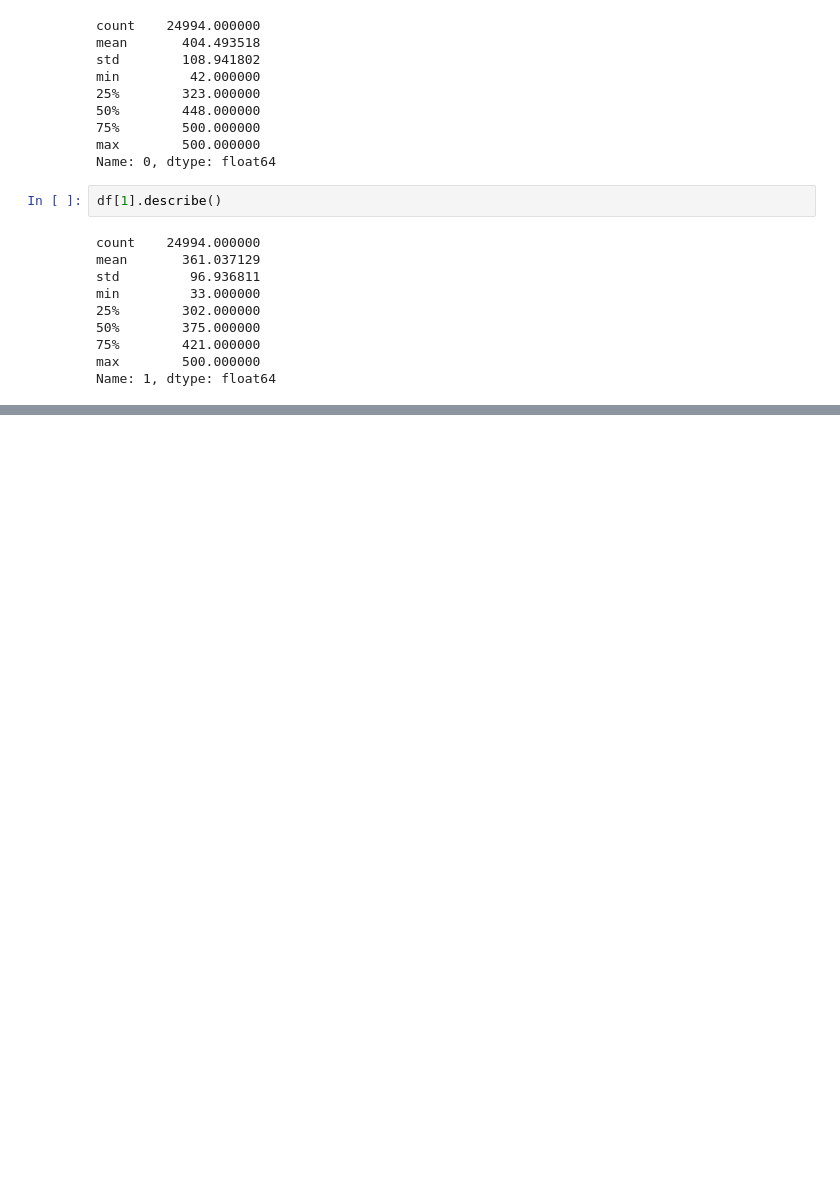
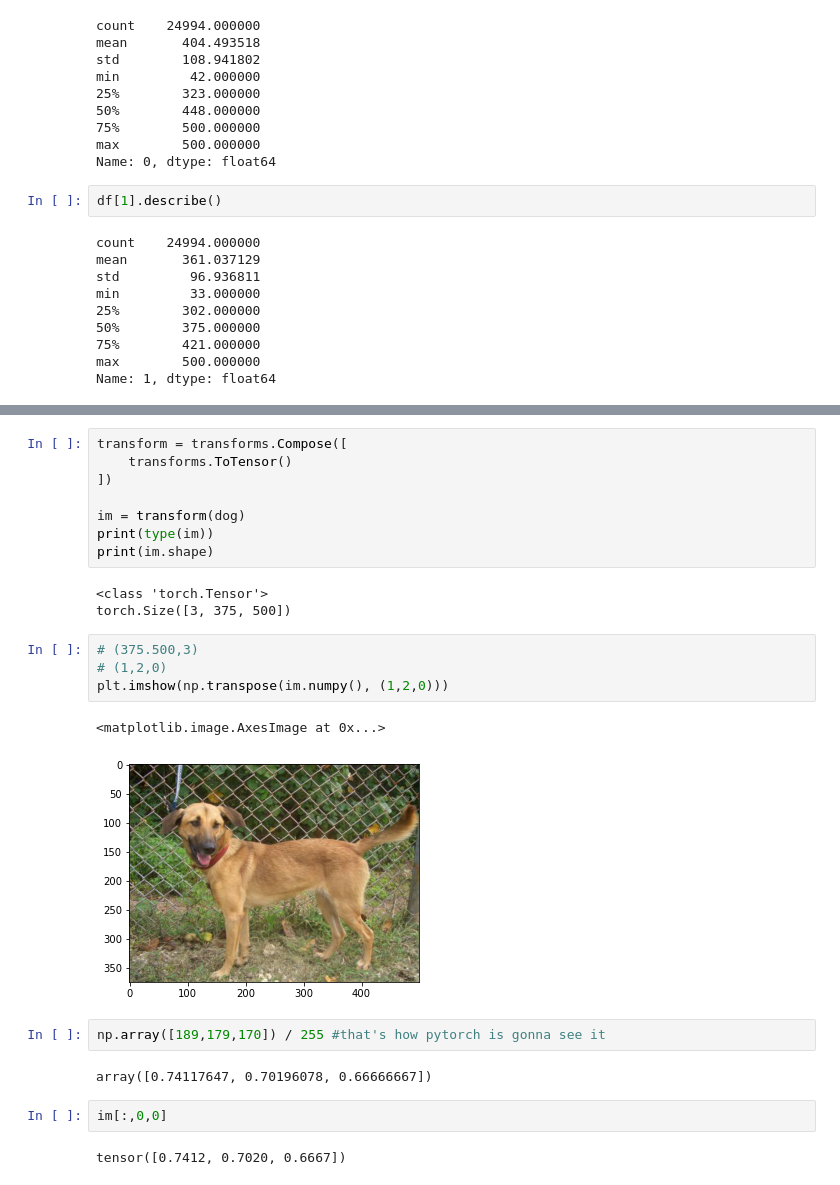
Before and after one commit to dawidkubicki/PyTorch-Crash-Projects, a Jupyter notebook: 03-CNN-Convolutional-Neural-Networks/own_image_recognizer.ipynb, the cells around one changed output, grey strips where cells are left out. Cells and saved outputs as stored; diff of their text form; blank space fills up the shorter version.

```diff
--- a/03-CNN-Convolutional-Neural-Networks/own_image_recognizer.ipynb
+++ b/03-CNN-Convolutional-Neural-Networks/own_image_recognizer.ipynb
@@ -76,0 +90,26 @@ Name: 1, dtype: float64
+# %%
+transform = transforms.Compose([
+    transforms.ToTensor()
+])
+
+im = transform(dog)
+print(type(im))
+print(im.shape)
+# %% [output]
+<class 'torch.Tensor'>
+torch.Size([3, 375, 500])
+# %%
+# (375.500,3)
+# (1,2,0)
+plt.imshow(np.transpose(im.numpy(), (1,2,0)))
+# %% [output]
+<matplotlib.image.AxesImage at 0x...>
+[figure, added]
+# %%
+np.array([189,179,170]) / 255 #that's how pytorch is gonna see it
+# %% [output]
+array([0.74117647, 0.70196078, 0.66666667])
+# %%
+im[:,0,0]
+# %% [output]
+tensor([0.7412, 0.7020, 0.6667])
```
Also changed, not shown: parts of 7 cells of this notebook.
